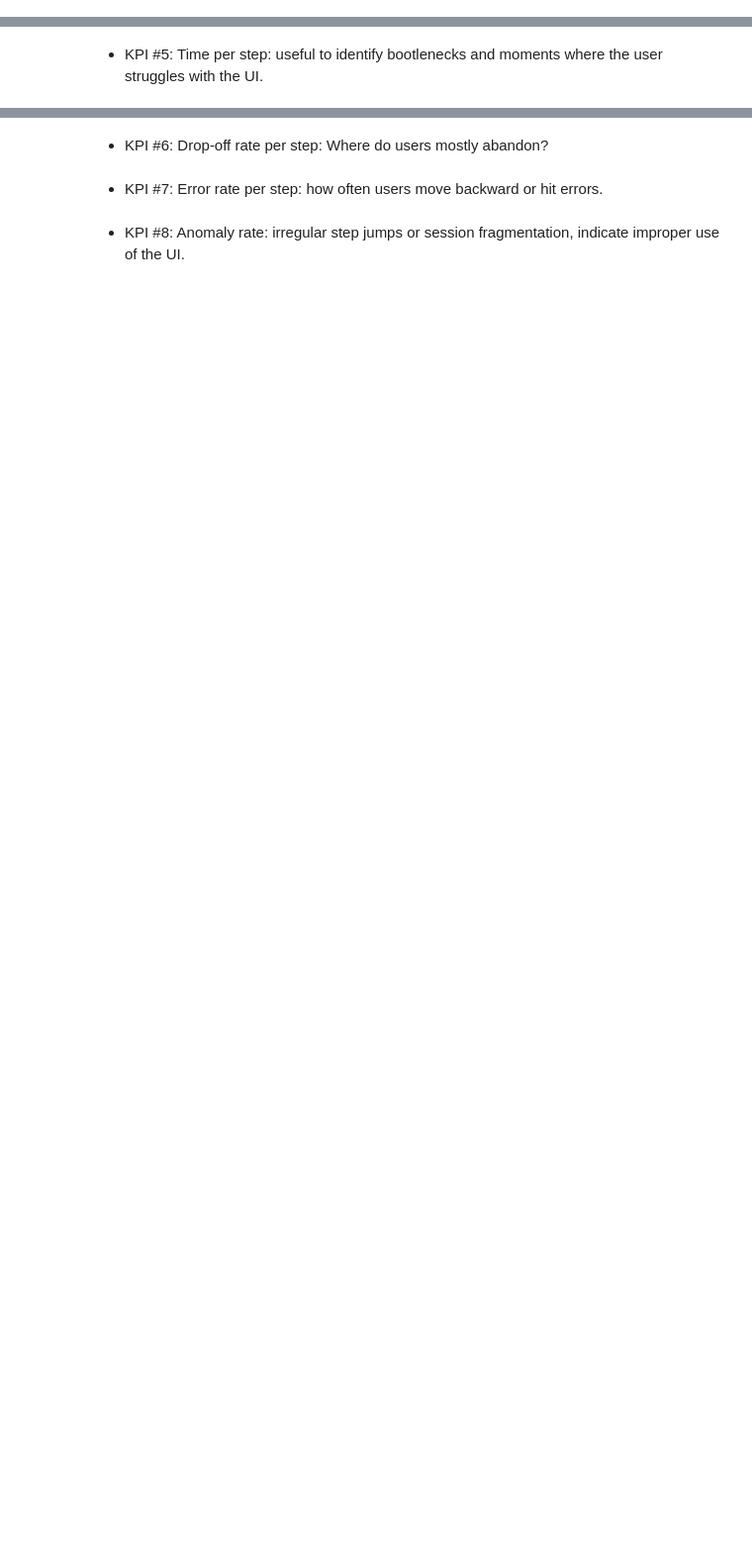
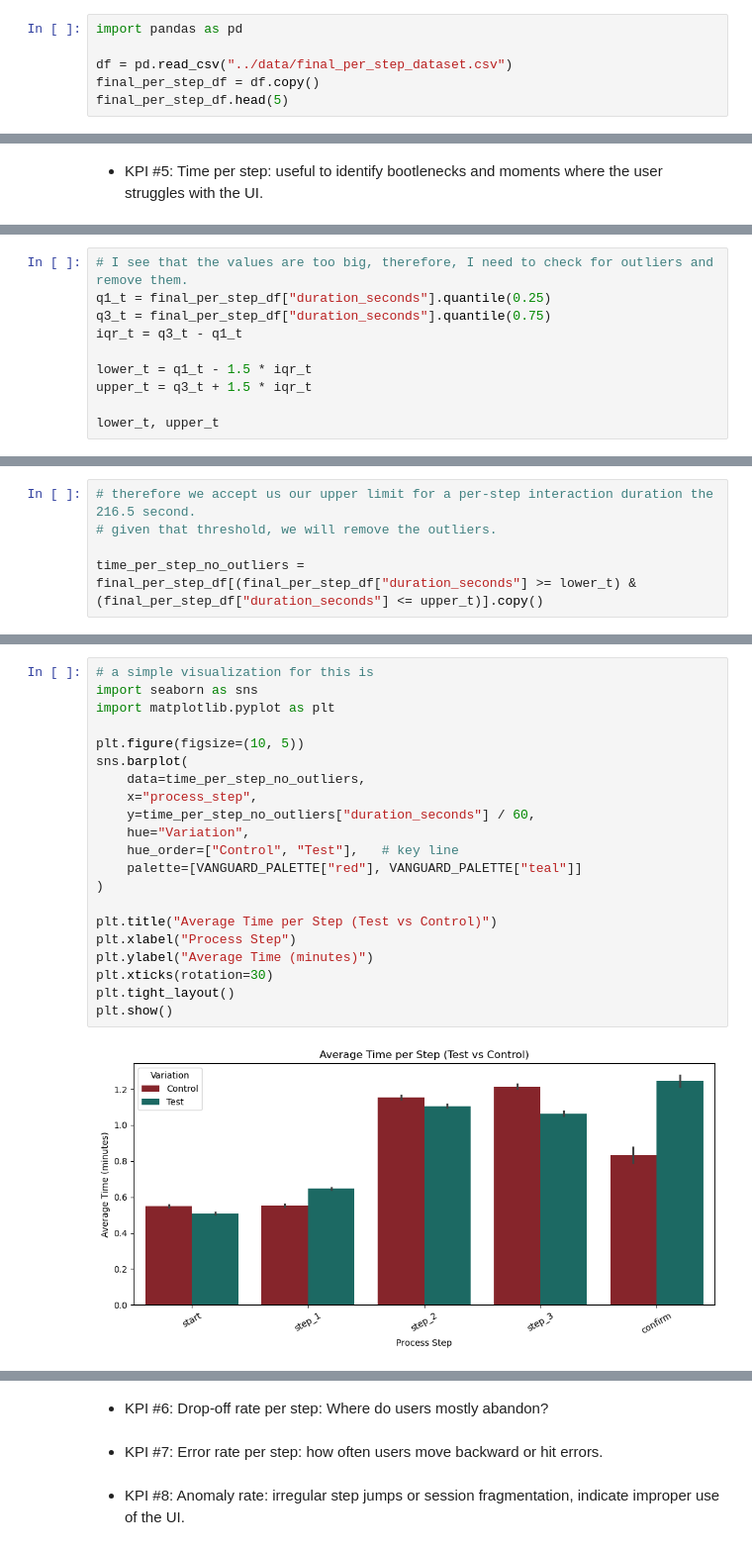
Before and after one commit to ChVlachakis/house-greyjoy, a Jupyter notebook: notebooks/experiment_analysis.ipynb, the cells around one changed output, grey strips where cells are left out. Shown at 99% size. Drawn from its saved outputs; the diff is of its cells as text; blank space fills up the shorter version.

Commit message:
Update experiment datasets and analysis notebooks

```diff
--- a/notebooks/experiment_analysis.ipynb
+++ b/notebooks/experiment_analysis.ipynb
@@ -323,0 +349,6 @@ p-value = 0.00e+00
+# %%
+import pandas as pd
+
+df = pd.read_csv("../data/final_per_step_dataset.csv")
+final_per_step_df = df.copy()
+final_per_step_df.head(5)
@@ -325,0 +377,10 @@ p-value = 0.00e+00
+# %%
+# I see that the values are too big, therefore, I need to check for outliers and remove them.
+q1_t = final_per_step_df["duration_seconds"].quantile(0.25)
+q3_t = final_per_step_df["duration_seconds"].quantile(0.75)
+iqr_t = q3_t - q1_t
+
+lower_t = q1_t - 1.5 * iqr_t
+upper_t = q3_t + 1.5 * iqr_t
+
+lower_t, upper_t
@@ -325,0 +389,5 @@ p-value = 0.00e+00
+# %%
+# therefore we accept us our upper limit for a per-step interaction duration the 216.5 second.
+# given that threshold, we will remove the outliers.
+
+time_per_step_no_outliers = final_per_step_df[(final_per_step_df["duration_seconds"] >= lower_t) & (final_per_step_df["duration_seconds"] <= upper_t)].copy()
@@ -325,0 +420,23 @@ p-value = 0.00e+00
+# %%
+# a simple visualization for this is
+import seaborn as sns
+import matplotlib.pyplot as plt
+
+plt.figure(figsize=(10, 5))
+sns.barplot(
+    data=time_per_step_no_outliers,
+    x="process_step",
+    y=time_per_step_no_outliers["duration_seconds"] / 60,
+    hue="Variation",
+    hue_order=["Control", "Test"],   # key line
+    palette=[VANGUARD_PALETTE["red"], VANGUARD_PALETTE["teal"]]
+)
+
+plt.title("Average Time per Step (Test vs Control)")
+plt.xlabel("Process Step")
+plt.ylabel("Average Time (minutes)")
+plt.xticks(rotation=30)
+plt.tight_layout()
+plt.show()
+# %% [output]
+[figure, added]
```
Also changed, not shown: parts of 16 cells of this notebook, 5 other files.
